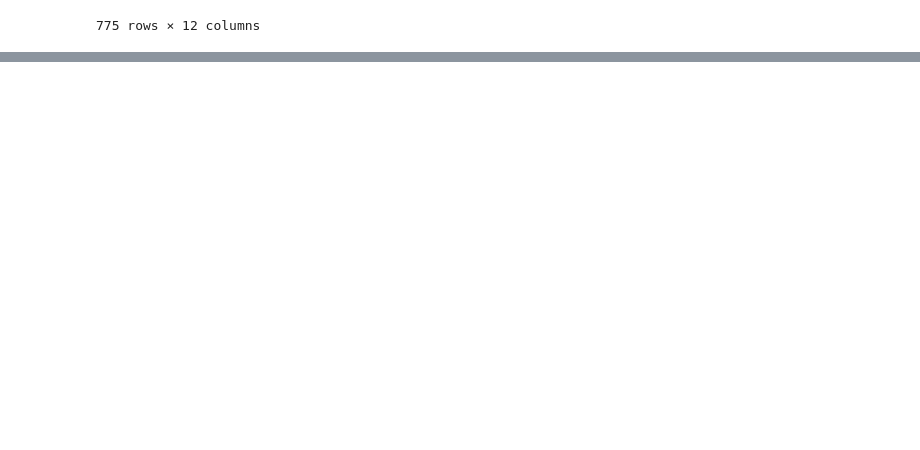
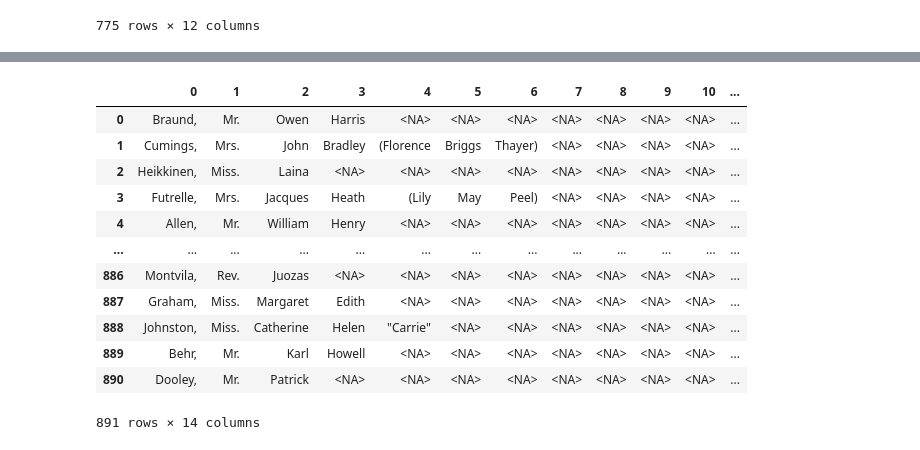
Before and after one commit to kimseryeong/data, a Jupyter notebook: data_analysis_by_kimyuji/Chap3.ipynb, the cells around one changed output, grey strips where cells are left out. Saved outputs shown, nothing was run; the diff lists cells and outputs as text; code cells hidden in the pictures; blank space fills up the shorter version.

```diff
--- a/data_analysis_by_kimyuji/Chap3.ipynb
+++ b/data_analysis_by_kimyuji/Chap3.ipynb
@@ -796,0 +824,5 @@ titanic[(titanic['Fare'] < upper) & (titanic['Fare'] > lower)]
+# %%
+#이상값의 인덱스 추출하여 리스트에 담기
+
+outlier_idx = [outlier.index]
+outlier_idx
@@ -796,0 +834,6 @@ titanic[(titanic['Fare'] < upper) & (titanic['Fare'] > lower)]
+# %%
+#추출한 인덱스의 값을 평균값으로 대체
+#Fare 컬럼
+
+titanic.iloc[outlier_idx, 9] = titanic['Fare'].mean()
+titanic.head()
@@ -796,0 +850,4 @@ titanic[(titanic['Fare'] < upper) & (titanic['Fare'] > lower)]
+# %%
+#타이타닉 데이터에서 필요없는 변수 미리 삭제
+
+titanic.drop(['PassengerId', 'Cabin'], axis=1, inplace=True)
@@ -796,0 +862,5 @@ titanic[(titanic['Fare'] < upper) & (titanic['Fare'] > lower)]
+# %%
+#안정적인 string 타입으로 변환
+
+titanic.Name = titanic.Name.astype("string")
+titanic.Name.dtype
@@ -796,0 +903,18 @@ titanic[(titanic['Fare'] < upper) & (titanic['Fare'] > lower)]
+# %%
+#문자열이 분리되면서 단어 수만큼 개별 컬럼이 생성됨
+
+titanic.Name.str.split(expand=True)
+# %% [output]
+|  | 0 | 1 | 2 | 3 | 4 | 5 | 6 | 7 | 8 | 9 | 10 | ... |
+| 0 | Braund, | Mr. | Owen | Harris | <NA> | <NA> | <NA> | <NA> | <NA> | <NA> | <NA> | ... |
+| 1 | Cumings, | Mrs. | John | Bradley | (Florence | Briggs | Thayer) | <NA> | <NA> | <NA> | <NA> | ... |
+| 2 | Heikkinen, | Miss. | Laina | <NA> | <NA> | <NA> | <NA> | <NA> | <NA> | <NA> | <NA> | ... |
+| 3 | Futrelle, | Mrs. | Jacques | Heath | (Lily | May | Peel) | <NA> | <NA> | <NA> | <NA> | ... |
+| 4 | Allen, | Mr. | William | Henry | <NA> | <NA> | <NA> | <NA> | <NA> | <NA> | <NA> | ... |
+| ... | ... | ... | ... | ... | ... | ... | ... | ... | ... | ... | ... | ... |
+| 886 | Montvila, | Rev. | Juozas | <NA> | <NA> | <NA> | <NA> | <NA> | <NA> | <NA> | <NA> | ... |
+| 887 | Graham, | Miss. | Margaret | Edith | <NA> | <NA> | <NA> | <NA> | <NA> | <NA> | <NA> | ... |
+| 888 | Johnston, | Miss. | Catherine | Helen | "Carrie" | <NA> | <NA> | <NA> | <NA> | <NA> | <NA> | ... |
+| 889 | Behr, | Mr. | Karl | Howell | <NA> | <NA> | <NA> | <NA> | <NA> | <NA> | <NA> | ... |
+| 890 | Dooley, | Mr. | Patrick | <NA> | <NA> | <NA> | <NA> | <NA> | <NA> | <NA> | <NA> | ... |
+891 rows × 14 columns
```
Also changed, not shown: parts of 28 cells of this notebook, 1 other file.
